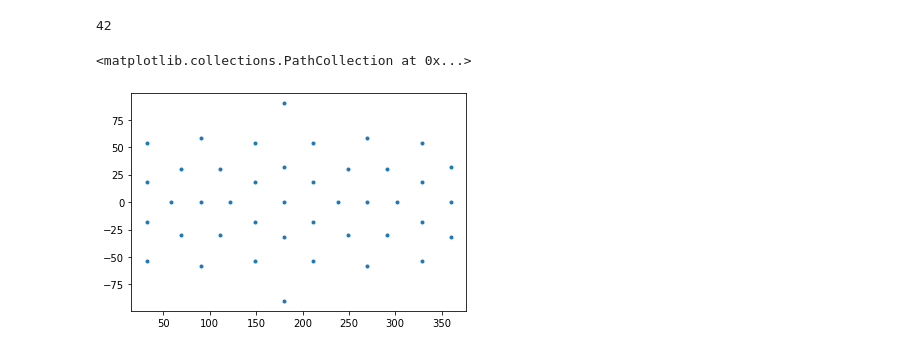
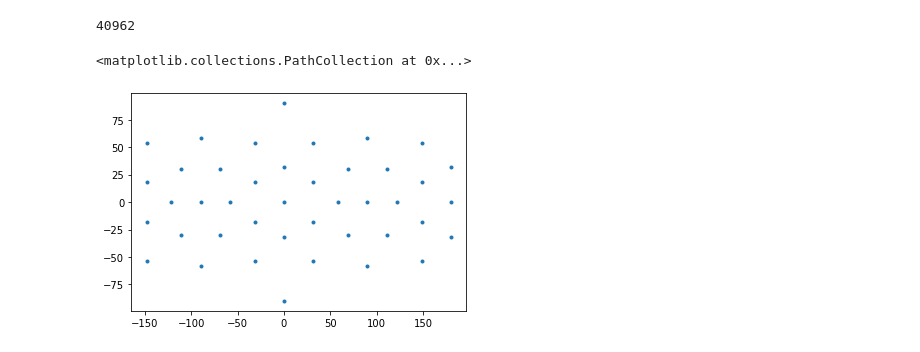
Before and after one commit to kramea/aibedo, a Jupyter notebook: skeleton_framework/icosahedral_points.ipynb, the cells around one changed output. Drawn from its saved outputs; the diff is of its cells as text; code cells hidden in the pictures.

```diff
--- a/skeleton_framework/icosahedral_points.ipynb
+++ b/skeleton_framework/icosahedral_points.ipynb
@@ -1,7 +1,7 @@
 # %%
 from interpolate import *
 import xarray as xr
-path = "/Users/sookim/Desktop/aibedo_sunet/aibedo/skeleton_framework/data/Exp1_ANN_CESM2_r1i1p1f1_historical_Input.nc"
+path = "compress.isosph.CESM2.historical.r1i1p1f1.Input.Exp8_fixed.nc"
 ds = xr.open_dataset(path)
 data = np.asarray(ds.cres_pre[0])
 lon_list = list(np.asarray(ds.cres_pre[0].lon))
@@ -11,12 +9,14 @@ lon, lat, interpolated_value = interpolate_SphereIcosahedral( 1, data, lon_list,
+# %%
+lon, lat, interpolated_value = lon_list, lat_list, data
 # %%
 print(len(interpolated_value))
 # %% [output]
-42
+40962
 # %%
-plt.scatter(lon, lat, marker='.')
+plt.scatter(lon[:42], lat[:42], marker='.')
 # %% [output]
 <matplotlib.collections.PathCollection at 0x...>
-[figure, old version]
+[figure, new version]
 # %%
 plt.clf()
 plt.scatter(lon, lat, marker='.')
```
Also changed, not shown: parts of 7 cells of this notebook.
